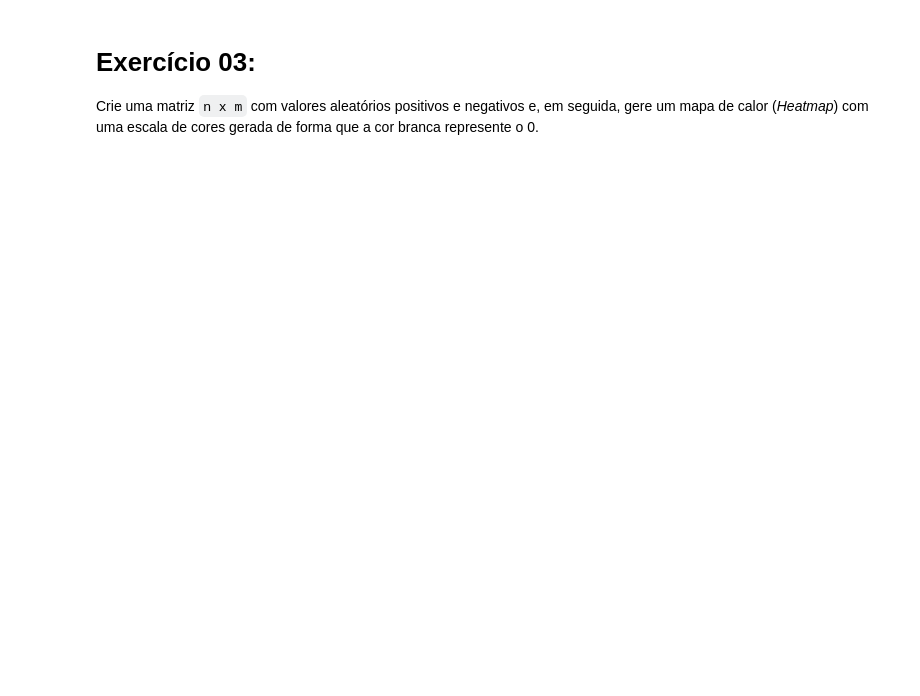
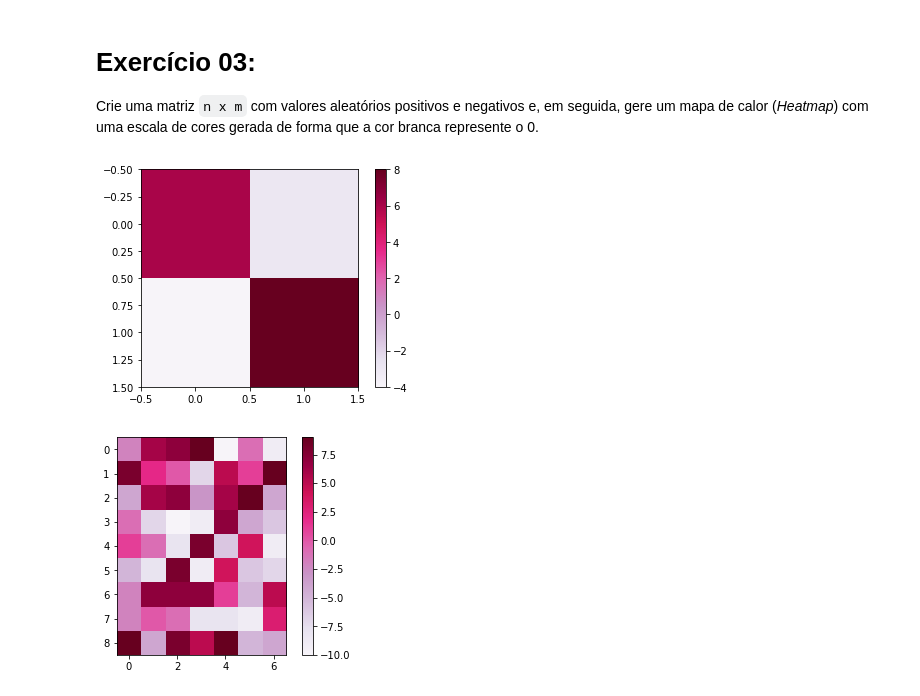
Before and after one commit to innng/data-science-introduction, a Jupyter notebook: lista02.ipynb, the cells around one changed output. Cells and saved outputs as stored; diff of their text form; code cells hidden in the pictures; blank space fills up the shorter version.

```diff
--- a/lista02.ipynb
+++ b/lista02.ipynb
@@ -87,17 +95,31 @@ sorvete e casacos e, óculos de sol e casacos.
 
 
 Crie uma matriz `n x m` com valores aleatórios positivos e negativos e, em seguida, gere um mapa de calor (_Heatmap_) com uma escala de cores gerada de forma que a cor branca represente o 0.
-# %%
-import numpy as np
-import matplotlib
-
-#Exemplo:
-A = [[6, -3], [-4, 8]]
-
-
-def heatmap(matrix):
-
-    # YOUR CODE HERE
-    raise NotImplementedError()
-
-heatmap(A)
+# %%
+import numpy as np
+import matplotlib
+
+#Exemplo:
+A = [[6, -3], [-4, 8]]
+B = [[1,2,3],[4,5,6],[7,8,9]]
+
+# matriz aleatória (tamanho mínimo 2 x 2, tamanho máximo 10 x 10)
+# valores internos gerados de -10 a 10
+n = np.random.randint(2, 10)
+m = np.random.randint(2, 10)
+randomMatrix = np.random.randint(-10, 10, size=(n,m))
+
+# como não sabia se era pra criar a matriz e passar para função ou fazer uma função que aceitasse qualquer matriz,
+# fiz ambas
+
+def heatmap(matrix):
+
+    plt.imshow(matrix, cmap=matplotlib.cm.PuRd)
+    plt.colorbar()
+    plt.show()
+
+heatmap(A)
+heatmap(randomMatrix)
+# %% [output]
+[figure, added]
+[figure, added]
```
Also changed, not shown: parts of 2 cells of this notebook.
